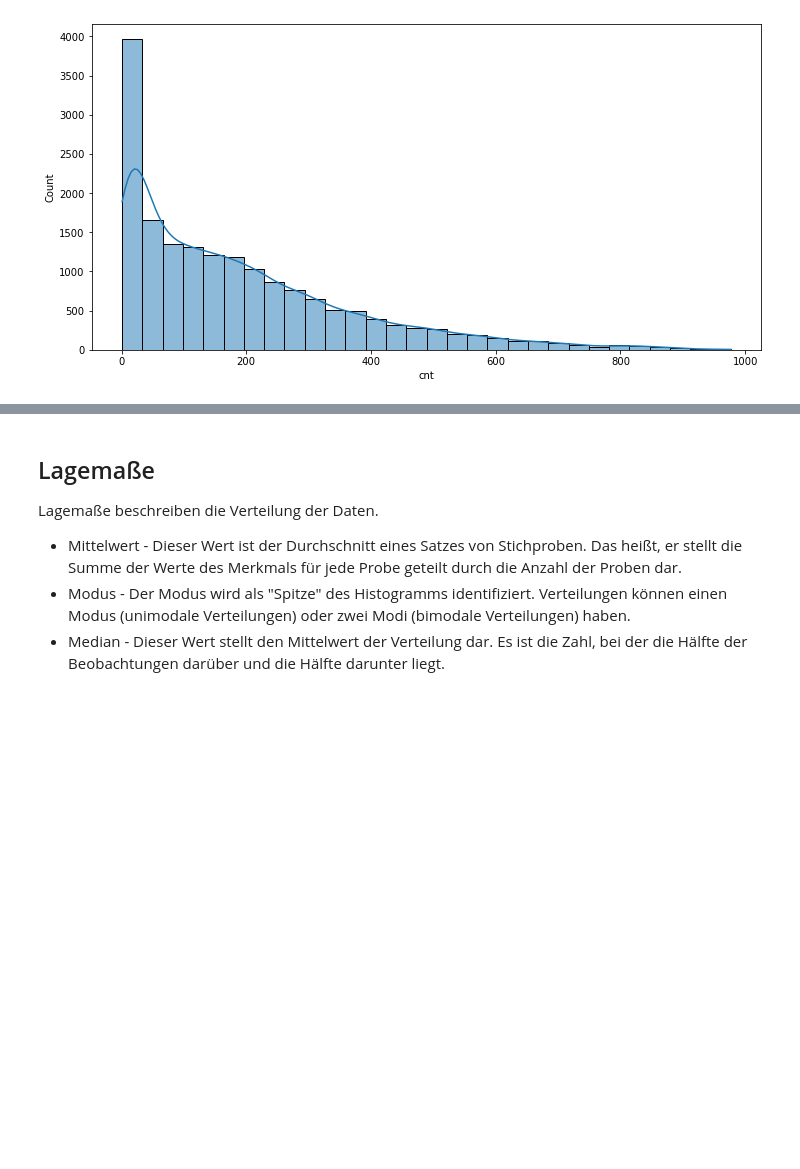
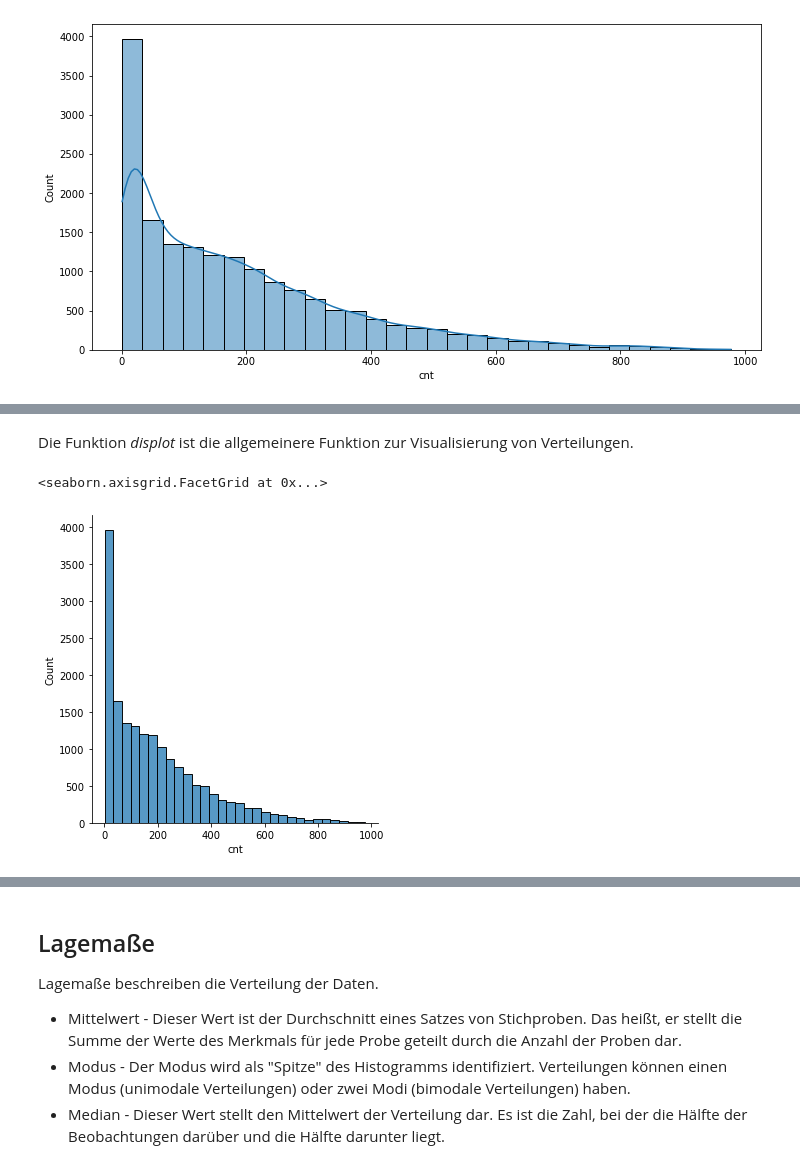
Before and after one commit to akistat/sandbox, a Jupyter notebook: eda-bike-share.ipynb, the cells around one changed output, grey strips where cells are left out. Drawn from its saved outputs; the diff is of its cells as text; code cells hidden in the pictures; blank space fills up the shorter version.

```diff
--- a/eda-bike-share.ipynb
+++ b/eda-bike-share.ipynb
@@ -211,0 +209,7 @@ array([[<AxesSubplot:title={'center':'temp'}>,
+# %% [markdown]
+Die Funktion *displot* ist die allgemeinere Funktion zur Visualisierung von Verteilungen.
+# %%
+sb.displot(data, x="cnt", bins=30)
+# %% [output]
+<seaborn.axisgrid.FacetGrid at 0x...>
+[figure, added]
```
Also changed, not shown: parts of 14 cells of this notebook.
